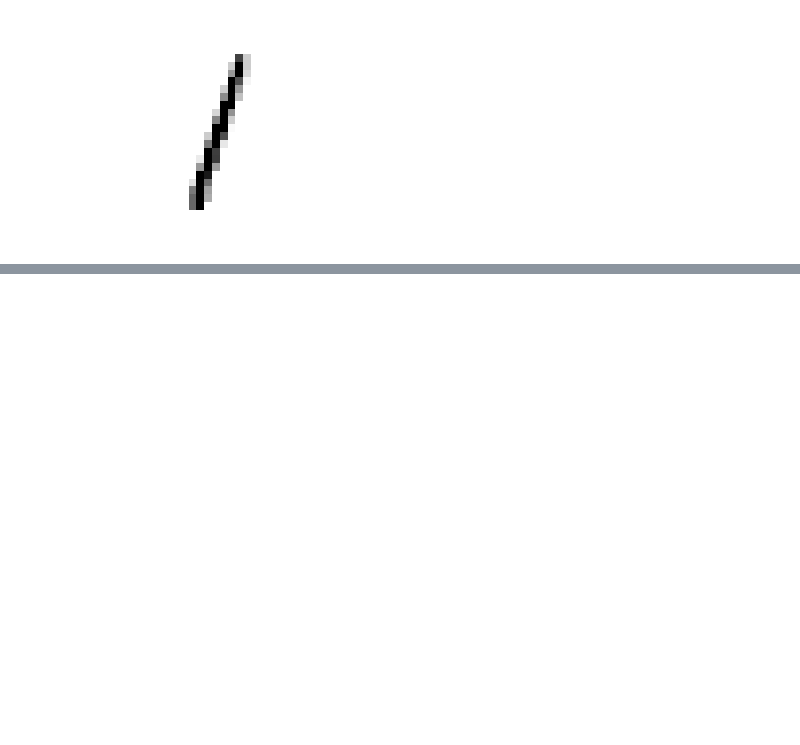
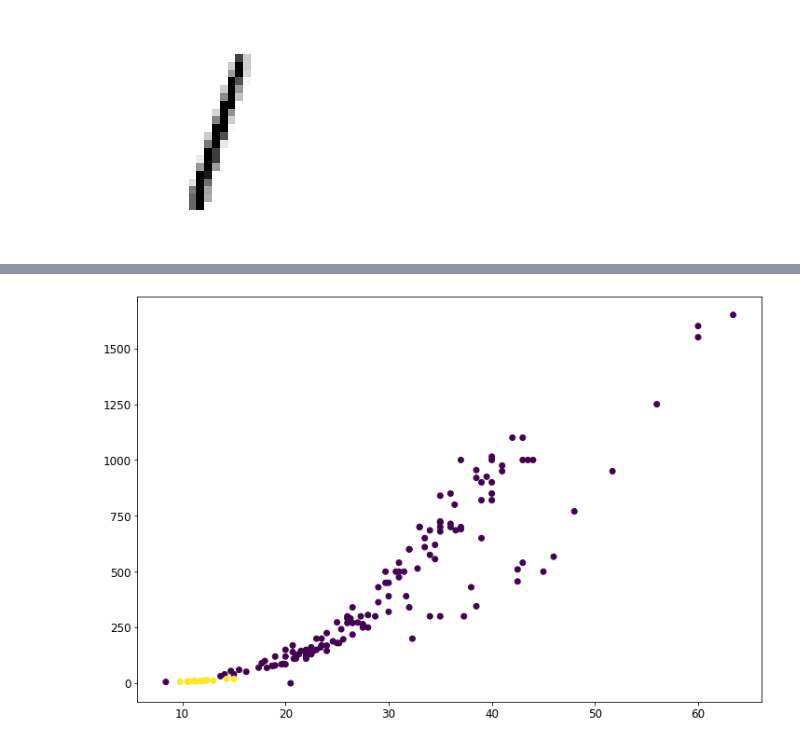
Before and after one commit to EUN-GYUL/ml_study_2023_Q1, a Jupyter notebook: classification.ipynb, the cells around one changed output, grey strips where cells are left out. Drawn from its saved outputs; the diff is of its cells as text; code cells hidden in the pictures; blank space fills up the shorter version.

```diff
--- a/classification.ipynb
+++ b/classification.ipynb
@@ -427,0 +439,7 @@ plot_digit(clean_digit)
+# %%
+import pandas as pd
+from scipy.stats import mode
+
+
+data = pd.read_csv("Fish.csv")
+data
@@ -427,0 +460,3 @@ plot_digit(clean_digit)
+# %%
+X = data[['Length2','Weight']].to_numpy()
+X[:10]
@@ -427,0 +474,5 @@ plot_digit(clean_digit)
+# %%
+y = (data['Species'] == 'Smelt')
+y = y.astype(int)
+y = y.to_numpy()
+y
@@ -427,0 +488,6 @@ plot_digit(clean_digit)
+# %%
+plt.figure(figsize=(12,8))
+plt.scatter(X[:,0],X[:,1],c=y)
+plt.show()
+# %% [output]
+[figure, added]
```
Also changed, not shown: parts of 26 cells of this notebook, 6 other files.
